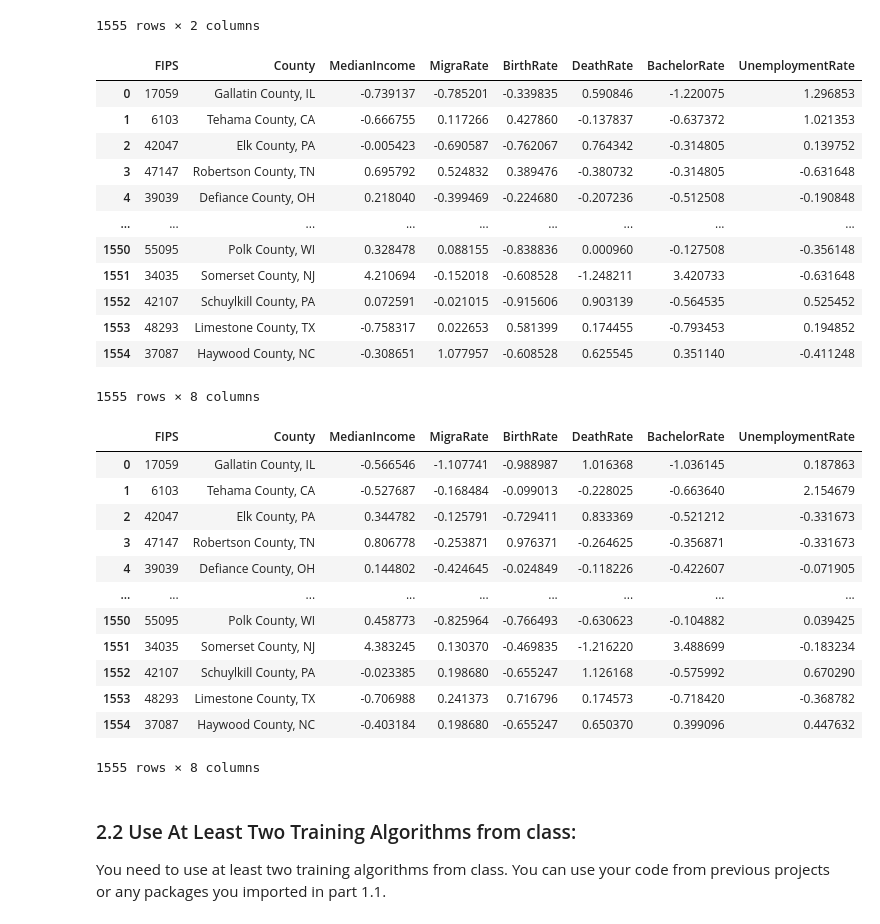
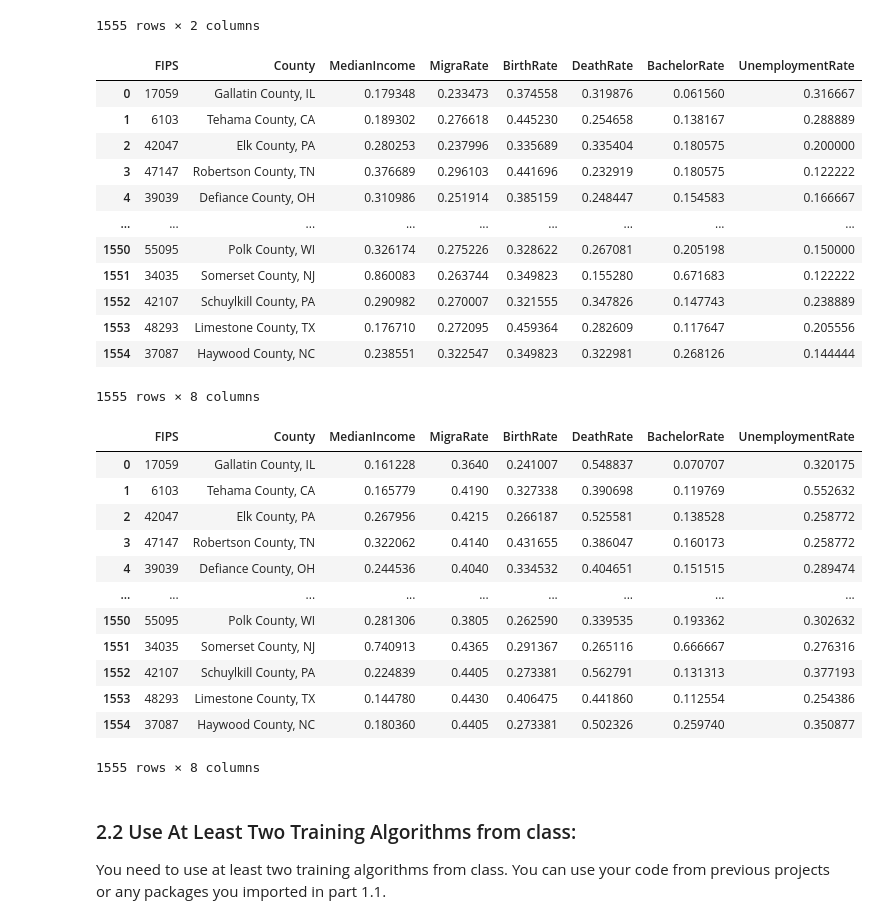
Before and after one commit to ptwu/election-county-prediction, a Jupyter notebook: CS 4780 Final Project Student Template.ipynb, the cells around one changed output. Drawn from its saved outputs; the diff is of its cells as text; code cells hidden in the pictures.

Commit message:
tilted, min/max norm still bad test acc

```diff
--- a/CS 4780 Final Project Student Template.ipynb
+++ b/CS 4780 Final Project Student Template.ipynb
@@ -78,7 +80,6 @@ Given the training dataset and graph information, you need to correctly preproce
 # Make sure you comment your code clearly and you may refer to these comments in the part 2.4
 
 def preprocess(df):
-
     # Binary Indicator of Dem or Gop winner of a county
     df['Winner'] = 0
     for x in range(1, len(df)):
@@ -90,18 +91,25 @@ def preprocess(df):
     #Standardization normalization
     norm_cols = ['MedianIncome','MigraRate', 'BirthRate', 'DeathRate', 'BachelorRate', 'UnemploymentRate']
     for col in norm_cols:
-        mean = np.mean(np.array(df[col]))
-        std = np.std(np.array(df[col]))
-        df[col] = (df[col] - mean)/std
+        factor = max(df[col])
+        min_factor = min(df[col])
+        df[col] = (np.array(df[col]) - min_factor)/(factor - min_factor)
+#         mean = np.mean(np.array(df[col]))
+#         std = np.std(np.array(df[col]))
+#         df[col] = (df[col] - mean)/std
+
     return df
 
 def test_preprocess(df):
     #Standardization normalization
     norm_cols = ['MedianIncome','MigraRate', 'BirthRate', 'DeathRate', 'BachelorRate', 'UnemploymentRate']
     for col in norm_cols:
-        mean = np.mean(np.array(df[col]))
-        std = np.std(np.array(df[col]))
-        df[col] = (df[col] - mean)/std
+        factor = max(df[col])
+        min_factor = min(df[col])
+        df[col] = (np.array(df[col]) - min_factor)/(factor - min_factor)
+#         mean = np.mean(np.array(df[col]))
+#         std = np.std(np.array(df[col]))
+#         df[col] = (df[col] - mean)/std
     return df
 
 def package(preds, df):
@@ -179,39 +187,39 @@ dfsample
 1555 rows × 2 columns
 # %%
 rawtest16 = pd.read_csv('test_2016_no_label.csv', sep=',', thousands=",", encoding='unicode_escape')
-test16 = test_preprocess(rawtest16)
+test16 = test_preprocess(rawtest16.copy())
 test16
 # %% [output]
 |  | FIPS | County | MedianIncome | MigraRate | BirthRate | DeathRate | BachelorRate | UnemploymentRate |
-| 0 | 17059 | Gallatin County, IL | -0.739137 | -0.785201 | -0.339835 | 0.590846 | -1.220075 | 1.296853 |
-| 1 | 6103 | Tehama County, CA | -0.666755 | 0.117266 | 0.427860 | -0.137837 | -0.637372 | 1.021353 |
-| 2 | 42047 | Elk County, PA | -0.005423 | -0.690587 | -0.762067 | 0.764342 | -0.314805 | 0.139752 |
-| 3 | 47147 | Robertson County, TN | 0.695792 | 0.524832 | 0.389476 | -0.380732 | -0.314805 | -0.631648 |
-| 4 | 39039 | Defiance County, OH | 0.218040 | -0.399469 | -0.224680 | -0.207236 | -0.512508 | -0.190848 |
+| 0 | 17059 | Gallatin County, IL | 0.179348 | 0.233473 | 0.374558 | 0.319876 | 0.061560 | 0.316667 |
+| 1 | 6103 | Tehama County, CA | 0.189302 | 0.276618 | 0.445230 | 0.254658 | 0.138167 | 0.288889 |
+| 2 | 42047 | Elk County, PA | 0.280253 | 0.237996 | 0.335689 | 0.335404 | 0.180575 | 0.200000 |
+| 3 | 47147 | Robertson County, TN | 0.376689 | 0.296103 | 0.441696 | 0.232919 | 0.180575 | 0.122222 |
+| 4 | 39039 | Defiance County, OH | 0.310986 | 0.251914 | 0.385159 | 0.248447 | 0.154583 | 0.166667 |
 | ... | ... | ... | ... | ... | ... | ... | ... | ... |
-| 1550 | 55095 | Polk County, WI | 0.328478 | 0.088155 | -0.838836 | 0.000960 | -0.127508 | -0.356148 |
-| 1551 | 34035 | Somerset County, NJ | 4.210694 | -0.152018 | -0.608528 | -1.248211 | 3.420733 | -0.631648 |
-| 1552 | 42107 | Schuylkill County, PA | 0.072591 | -0.021015 | -0.915606 | 0.903139 | -0.564535 | 0.525452 |
-| 1553 | 48293 | Limestone County, TX | -0.758317 | 0.022653 | 0.581399 | 0.174455 | -0.793453 | 0.194852 |
-| 1554 | 37087 | Haywood County, NC | -0.308651 | 1.077957 | -0.608528 | 0.625545 | 0.351140 | -0.411248 |
+| 1550 | 55095 | Polk County, WI | 0.326174 | 0.275226 | 0.328622 | 0.267081 | 0.205198 | 0.150000 |
+| 1551 | 34035 | Somerset County, NJ | 0.860083 | 0.263744 | 0.349823 | 0.155280 | 0.671683 | 0.122222 |
+| 1552 | 42107 | Schuylkill County, PA | 0.290982 | 0.270007 | 0.321555 | 0.347826 | 0.147743 | 0.238889 |
+| 1553 | 48293 | Limestone County, TX | 0.176710 | 0.272095 | 0.459364 | 0.282609 | 0.117647 | 0.205556 |
+| 1554 | 37087 | Haywood County, NC | 0.238551 | 0.322547 | 0.349823 | 0.322981 | 0.268126 | 0.144444 |
 1555 rows × 8 columns
 # %%
 rawtest12 = pd.read_csv('test_2012_no_label.csv', sep=',', thousands=",", encoding='unicode_escape')
-test12 = test_preprocess(rawtest12)
+test12 = test_preprocess(rawtest12.copy())
 test12
 # %% [output]
 |  | FIPS | County | MedianIncome | MigraRate | BirthRate | DeathRate | BachelorRate | UnemploymentRate |
-| 0 | 17059 | Gallatin County, IL | -0.566546 | -1.107741 | -0.988987 | 1.016368 | -1.036145 | 0.187863 |
-| 1 | 6103 | Tehama County, CA | -0.527687 | -0.168484 | -0.099013 | -0.228025 | -0.663640 | 2.154679 |
-| 2 | 42047 | Elk County, PA | 0.344782 | -0.125791 | -0.729411 | 0.833369 | -0.521212 | -0.331673 |
-| 3 | 47147 | Robertson County, TN | 0.806778 | -0.253871 | 0.976371 | -0.264625 | -0.356871 | -0.331673 |
-| 4 | 39039 | Defiance County, OH | 0.144802 | -0.424645 | -0.024849 | -0.118226 | -0.422607 | -0.071905 |
+| 0 | 17059 | Gallatin County, IL | 0.161228 | 0.3640 | 0.241007 | 0.548837 | 0.070707 | 0.320175 |
+| 1 | 6103 | Tehama County, CA | 0.165779 | 0.4190 | 0.327338 | 0.390698 | 0.119769 | 0.552632 |
+| 2 | 42047 | Elk County, PA | 0.267956 | 0.4215 | 0.266187 | 0.525581 | 0.138528 | 0.258772 |
+| 3 | 47147 | Robertson County, TN | 0.322062 | 0.4140 | 0.431655 | 0.386047 | 0.160173 | 0.258772 |
+| 4 | 39039 | Defiance County, OH | 0.244536 | 0.4040 | 0.334532 | 0.404651 | 0.151515 | 0.289474 |
 | ... | ... | ... | ... | ... | ... | ... | ... | ... |
-| 1550 | 55095 | Polk County, WI | 0.458773 | -0.825964 | -0.766493 | -0.630623 | -0.104882 | 0.039425 |
-| 1551 | 34035 | Somerset County, NJ | 4.383245 | 0.130370 | -0.469835 | -1.216220 | 3.488699 | -0.183234 |
-| 1552 | 42107 | Schuylkill County, PA | -0.023385 | 0.198680 | -0.655247 | 1.126168 | -0.575992 | 0.670290 |
-| 1553 | 48293 | Limestone County, TX | -0.706988 | 0.241373 | 0.716796 | 0.174573 | -0.718420 | -0.368782 |
-| 1554 | 37087 | Haywood County, NC | -0.403184 | 0.198680 | -0.655247 | 0.650370 | 0.399096 | 0.447632 |
+| 1550 | 55095 | Polk County, WI | 0.281306 | 0.3805 | 0.262590 | 0.339535 | 0.193362 | 0.302632 |
+| 1551 | 34035 | Somerset County, NJ | 0.740913 | 0.4365 | 0.291367 | 0.265116 | 0.666667 | 0.276316 |
+| 1552 | 42107 | Schuylkill County, PA | 0.224839 | 0.4405 | 0.273381 | 0.562791 | 0.131313 | 0.377193 |
+| 1553 | 48293 | Limestone County, TX | 0.144780 | 0.4430 | 0.406475 | 0.441860 | 0.112554 | 0.254386 |
+| 1554 | 37087 | Haywood County, NC | 0.180360 | 0.4405 | 0.273381 | 0.502326 | 0.259740 | 0.350877 |
 1555 rows × 8 columns
 # %% [markdown]
 <h3>2.2 Use At Least Two Training Algorithms from class:</h3><p>
```
Also changed, not shown: parts of 5 cells of this notebook, 1 other file.
